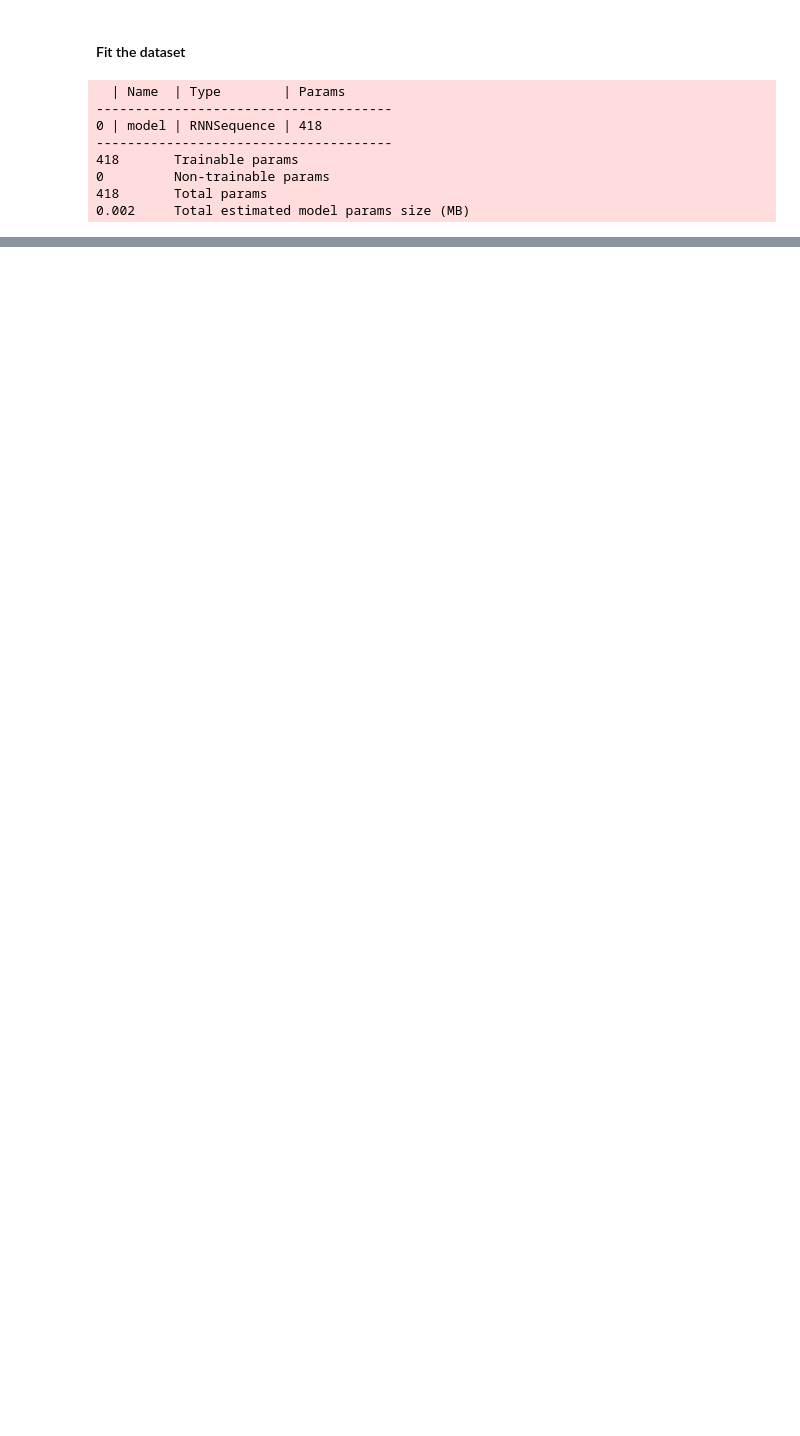
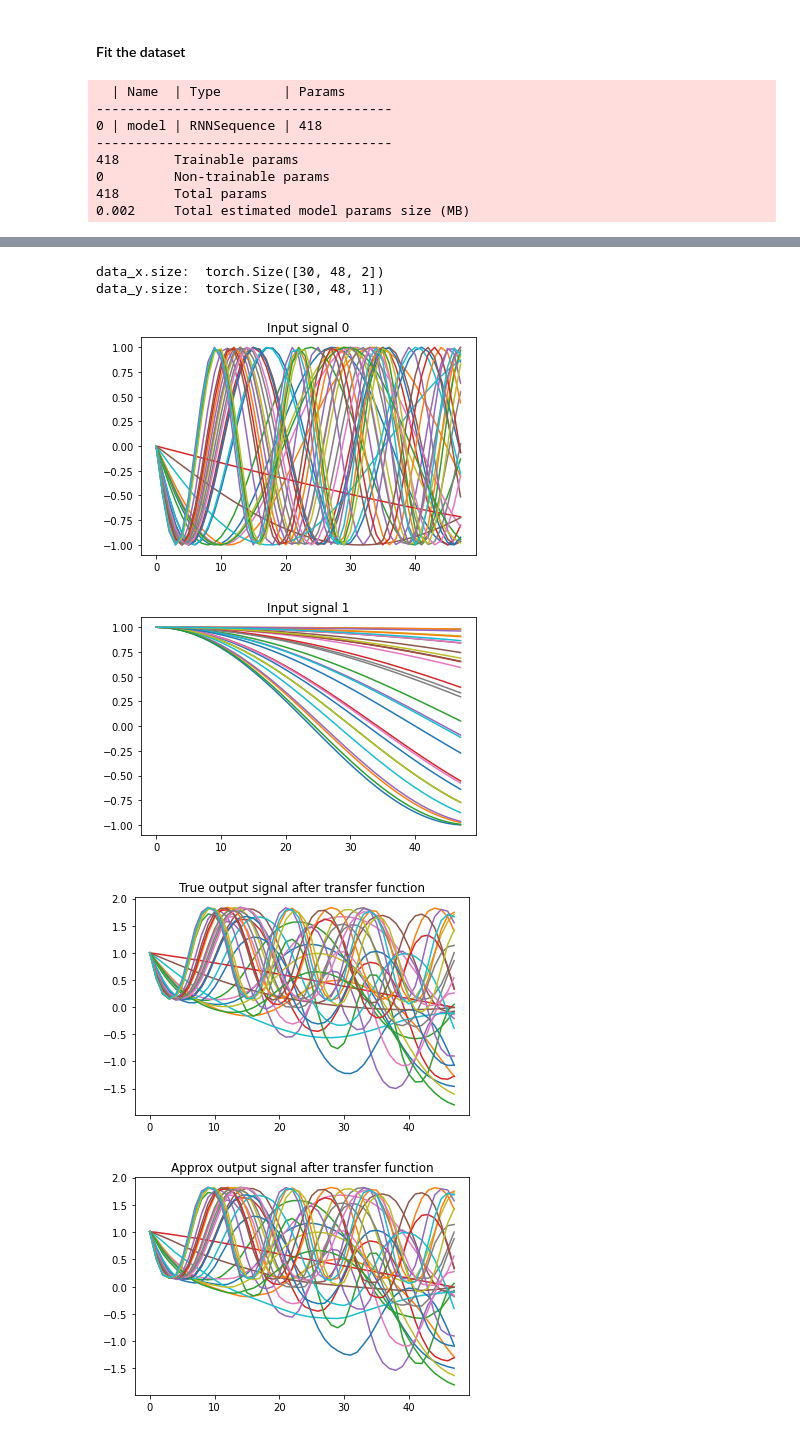
Before and after one commit to RenardDesNeiges/CTNN_Policies, a Jupyter notebook: torch_NCP_example.ipynb, the cells around one changed output, grey strips where cells are left out. Cells and saved outputs as stored; diff of their text form; code cells hidden in the pictures; blank space fills up the shorter version.

```diff
--- a/torch_NCP_example.ipynb
+++ b/torch_NCP_example.ipynb
@@ -142,0 +247,57 @@ DATALOADER:0 TEST RESULTS
+# %%
+in_features = 2
+out_features = 1
+N = 48  # Length of the time-series
+# Input feature is a sine and a cosine wave
+
+test_size = 30
+param_vect = np.random.rand(test_size,in_features)
+
+xs = []
+ys = []
+for i in range(test_size):
+    a = param_vect[i,0]*8
+    b = param_vect[i,1]*1
+    xs.append( [-np.sin(np.linspace(0, a * np.pi, N)), np.cos(np.linspace(0, b * np.pi, N))] )
+    ys.append(  np.sin(np.sin(np.linspace(0, a * np.pi, N)))+np.cos(np.linspace(0, b * np.pi, N)) )
+
+test_x = np.stack(xs)
+test_y = np.sin(test_x[:,0])+test_x[:,1]
+
+i = 3
+
+
+test_x = torch.Tensor(test_x).swapaxes(1,2)
+test_y = torch.Tensor(test_y).unsqueeze(1).swapaxes(1,2)
+print("data_x.size: ", str(test_x.size()))
+print("data_y.size: ", str(test_y.size()))
+
+#Visualizing what we are shooting for
+y_hat = learn.predict((test_x,test_y))
+#Visualizing what we are shooting for
+
+for i in range(test_size):
+    plt.plot(test_x[i,:,0])
+plt.title('Input signal 0')
+plt.show()
+
+for i in range(test_size):
+    plt.plot(test_x[i,:,1])
+plt.title('Input signal 1')
+plt.show()
+for i in range(test_size):
+    plt.plot(test_y[i,:])
+plt.title('True output signal after transfer function')
+plt.show()
+
+for i in range(test_size):
+    plt.plot(y_hat[i,:])
+plt.title('Approx output signal after transfer function')
+plt.show()
+# %% [output]
+data_x.size:  torch.Size([30, 48, 2])
+data_y.size:  torch.Size([30, 48, 1])
+[figure, added]
+[figure, added]
+[figure, added]
+[figure, added]
```
Also changed, not shown: parts of 14 cells of this notebook, 1 other file.
